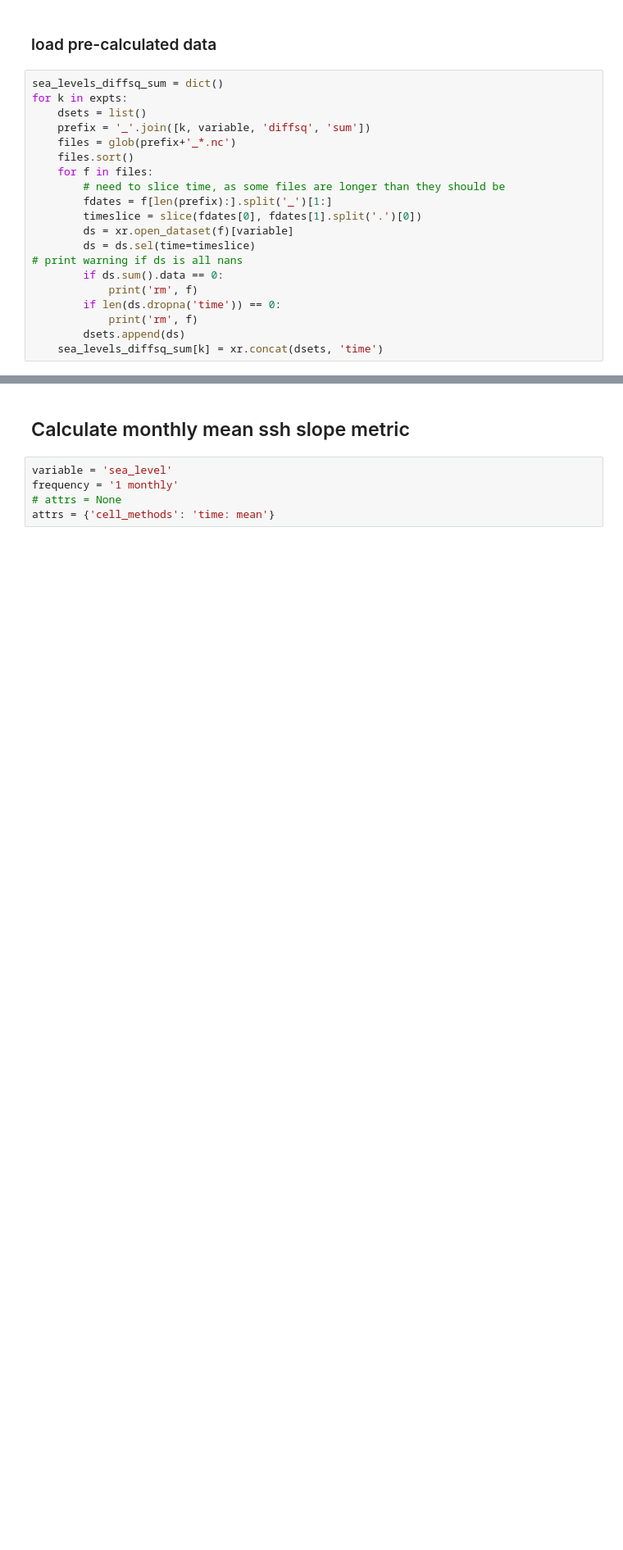
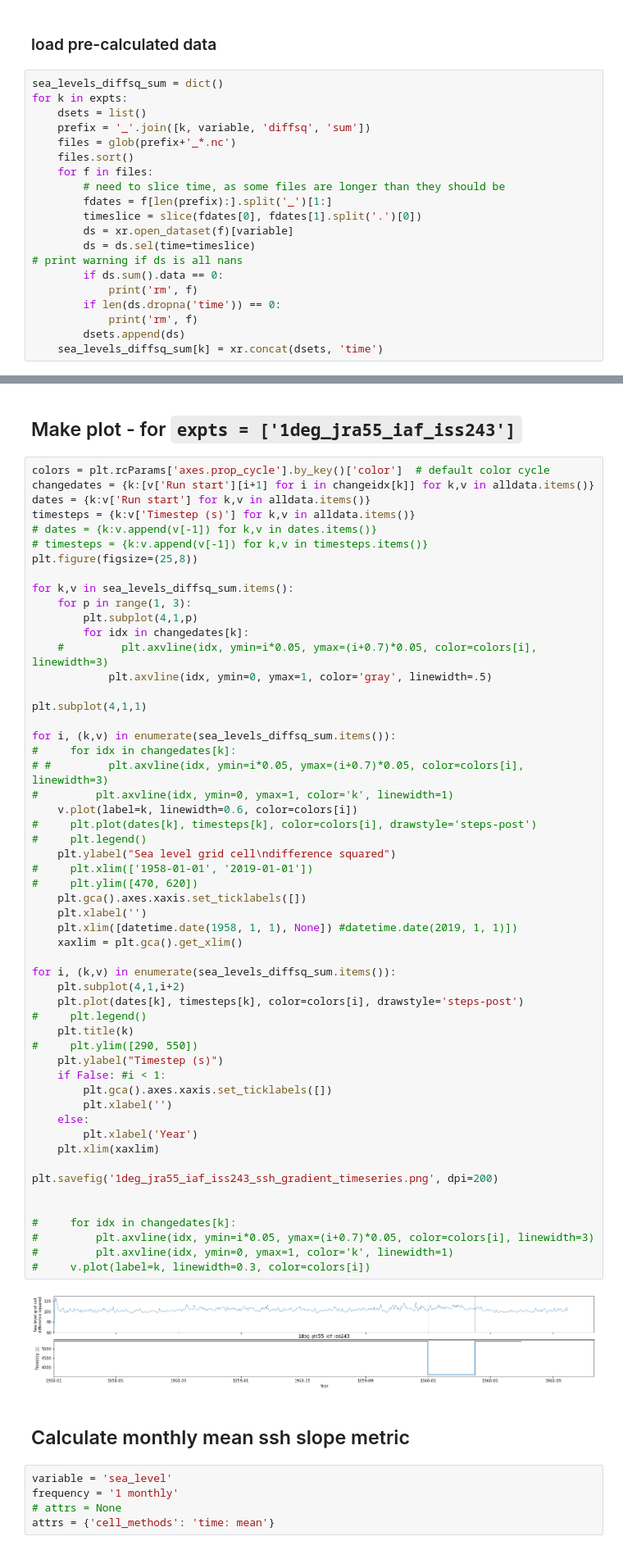
Before and after one commit to aekiss/notebooks, a Jupyter notebook: ssh_gradient_timeseries_steps/ssh_gradient_timeseries_steps.ipynb, the cells around one changed output, grey strips where cells are left out. Shown at 82% size. Cells and saved outputs as stored; diff of their text form; blank space fills up the shorter version.

```diff
--- a/ssh_gradient_timeseries_steps/ssh_gradient_timeseries_steps.ipynb
+++ b/ssh_gradient_timeseries_steps/ssh_gradient_timeseries_steps.ipynb
@@ -313,3 +272,61 @@ plt.savefig('ssh_gradient_timeseries.png', dpi=200)
+# %% [markdown]
+## Make plot - for `expts = ['1deg_jra55_iaf_iss243']`
+# %%
+colors = plt.rcParams['axes.prop_cycle'].by_key()['color']  # default color cycle
+changedates = {k:[v['Run start'][i+1] for i in changeidx[k]] for k,v in alldata.items()}
+dates = {k:v['Run start'] for k,v in alldata.items()}
+timesteps = {k:v['Timestep (s)'] for k,v in alldata.items()}
+# dates = {k:v.append(v[-1]) for k,v in dates.items()}
+# timesteps = {k:v.append(v[-1]) for k,v in timesteps.items()}
+plt.figure(figsize=(25,8))
+
+for k,v in sea_levels_diffsq_sum.items():
+    for p in range(1, 3):
+        plt.subplot(4,1,p)
+        for idx in changedates[k]:
+    #         plt.axvline(idx, ymin=i*0.05, ymax=(i+0.7)*0.05, color=colors[i], linewidth=3)
+            plt.axvline(idx, ymin=0, ymax=1, color='gray', linewidth=.5)
+
+plt.subplot(4,1,1)
+
+for i, (k,v) in enumerate(sea_levels_diffsq_sum.items()):
+#     for idx in changedates[k]:
+# #         plt.axvline(idx, ymin=i*0.05, ymax=(i+0.7)*0.05, color=colors[i], linewidth=3)
+#         plt.axvline(idx, ymin=0, ymax=1, color='k', linewidth=1)
+    v.plot(label=k, linewidth=0.6, color=colors[i])
+#     plt.plot(dates[k], timesteps[k], color=colors[i], drawstyle='steps-post')
+#     plt.legend()
+    plt.ylabel("Sea level grid cell\ndifference squared")
+#     plt.xlim(['1958-01-01', '2019-01-01'])
+#     plt.ylim([470, 620])
+    plt.gca().axes.xaxis.set_ticklabels([])
+    plt.xlabel('')
+    plt.xlim([datetime.date(1958, 1, 1), None]) #datetime.date(2019, 1, 1)])
+    xaxlim = plt.gca().get_xlim()
+
+for i, (k,v) in enumerate(sea_levels_diffsq_sum.items()):
+    plt.subplot(4,1,i+2)
+    plt.plot(dates[k], timesteps[k], color=colors[i], drawstyle='steps-post')
+#     plt.legend()
+    plt.title(k)
+#     plt.ylim([290, 550])
+    plt.ylabel("Timestep (s)")
+    if False: #i < 1:
+        plt.gca().axes.xaxis.set_ticklabels([])
+        plt.xlabel('')
+    else:
+        plt.xlabel('Year')
+    plt.xlim(xaxlim)
+
+plt.savefig('1deg_jra55_iaf_iss243_ssh_gradient_timeseries.png', dpi=200)
+
+
+#     for idx in changedates[k]:
+#         plt.axvline(idx, ymin=i*0.05, ymax=(i+0.7)*0.05, color=colors[i], linewidth=3)
+#         plt.axvline(idx, ymin=0, ymax=1, color='k', linewidth=1)
+#     v.plot(label=k, linewidth=0.3, color=colors[i])
+# %% [output]
+[figure, added]
 # %% [markdown]
 ## Calculate monthly mean ssh slope metric
 # %%
```
Also changed, not shown: parts of 15 cells of this notebook.
